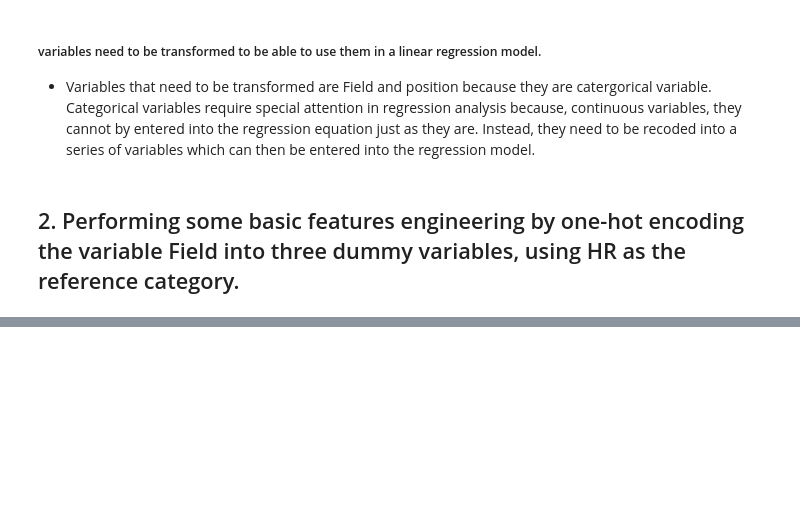
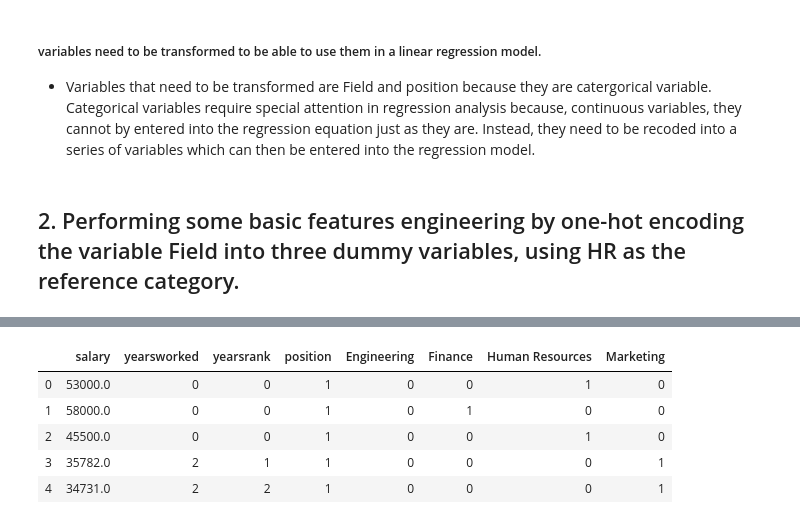
Before and after one commit to KhomotsoT/Multivariate_linear_regression, a Jupyter notebook: Multivariate_linear_regresion.ipynb, the cells around one changed output, grey strips where cells are left out. Cells and saved outputs as stored; diff of their text form; code cells hidden in the pictures; blank space fills up the shorter version.

```diff
--- a/Multivariate_linear_regresion.ipynb
+++ b/Multivariate_linear_regresion.ipynb
@@ -84,7 +84,7 @@ lower bound = 9540.625
 upper bound = 90765.625
 # %%
 #
-new_salary_data = salary_data.loc[(salary_data['salary'] > lower_bound) & (salary_data['salary'] < upper_bound)]
+new_salary_data = salary_data.loc[(salary_data['salary'] > lower_bound) & (salary_data['salary'] < upper_bound)].reset_index(drop=True)
 print('new salary data shape =', new_salary_data.shape)
 # %% [output]
 new salary data shape = (512, 11)
@@ -156,3 +156,7 @@ field_dummies = field_dummies.rename(columns={1: "Engineering",
                                          2: "Finance",
                                          3: "Human Resources",
                                          4: "Marketing"})
+#merging the field dummies with salary
+merged_field = pd.concat([new_salary_data, field_dummies] ,axis = 'columns', ignore_index=False)
+
+merged_field.head()
@@ -158,0 +170,18 @@ field_dummies = field_dummies.rename(columns={1: "Engineering",
+# %%
+# Dropiing columns not needed
+salary_predictors = merged_field.drop(["exprior",
+                                       "market",
+                                       "degree",
+                                       "otherqual",
+                                       "male",
+                                       "Field",
+                                       "yearsabs"], axis = 'columns')
+
+salary_predictors.head()
+# %% [output]
+|  | salary | yearsworked | yearsrank | position | Engineering | Finance | Human Resources | Marketing |
+| 0 | 53000.0 | 0 | 0 | 1 | 0 | 0 | 1 | 0 |
+| 1 | 58000.0 | 0 | 0 | 1 | 0 | 1 | 0 | 0 |
+| 2 | 45500.0 | 0 | 0 | 1 | 0 | 0 | 1 | 0 |
+| 3 | 35782.0 | 2 | 1 | 1 | 0 | 0 | 0 | 1 |
+| 4 | 34731.0 | 2 | 2 | 1 | 0 | 0 | 0 | 1 |
```
Also changed, not shown: parts of 2 cells of this notebook.
